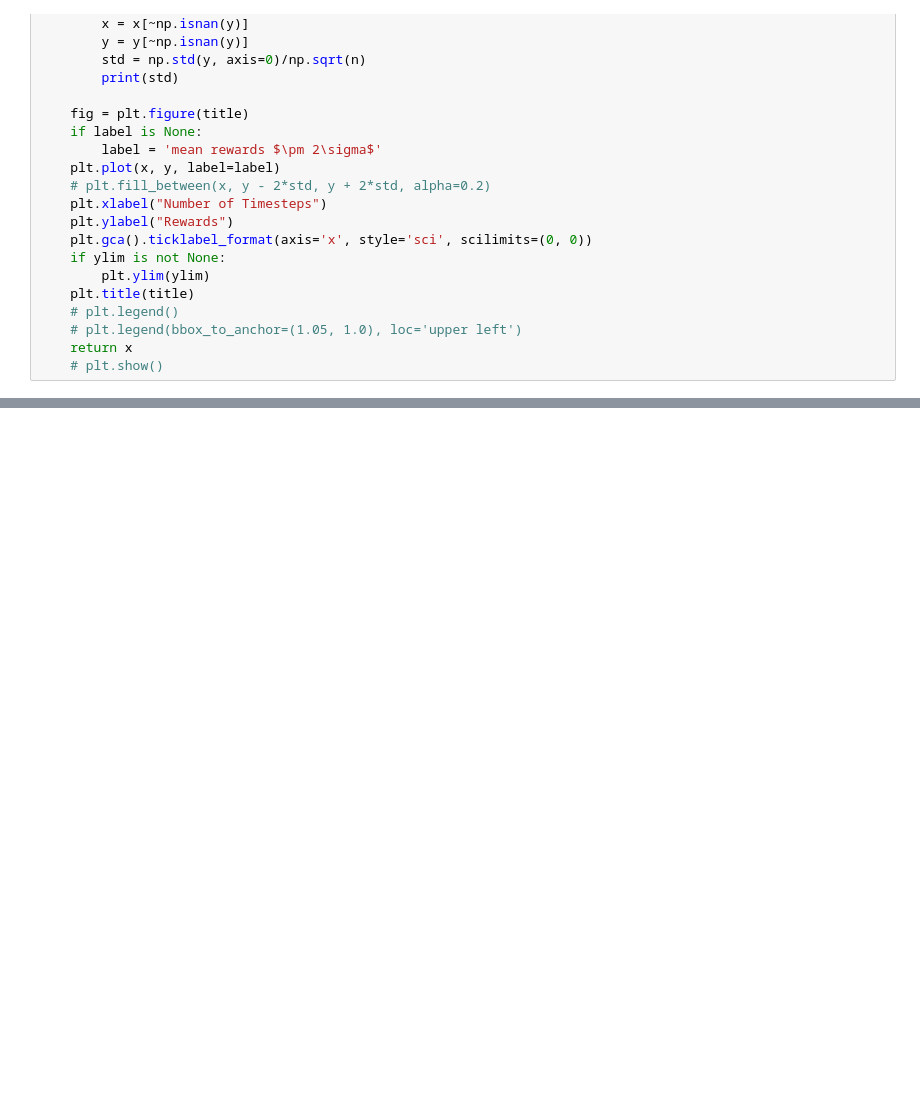
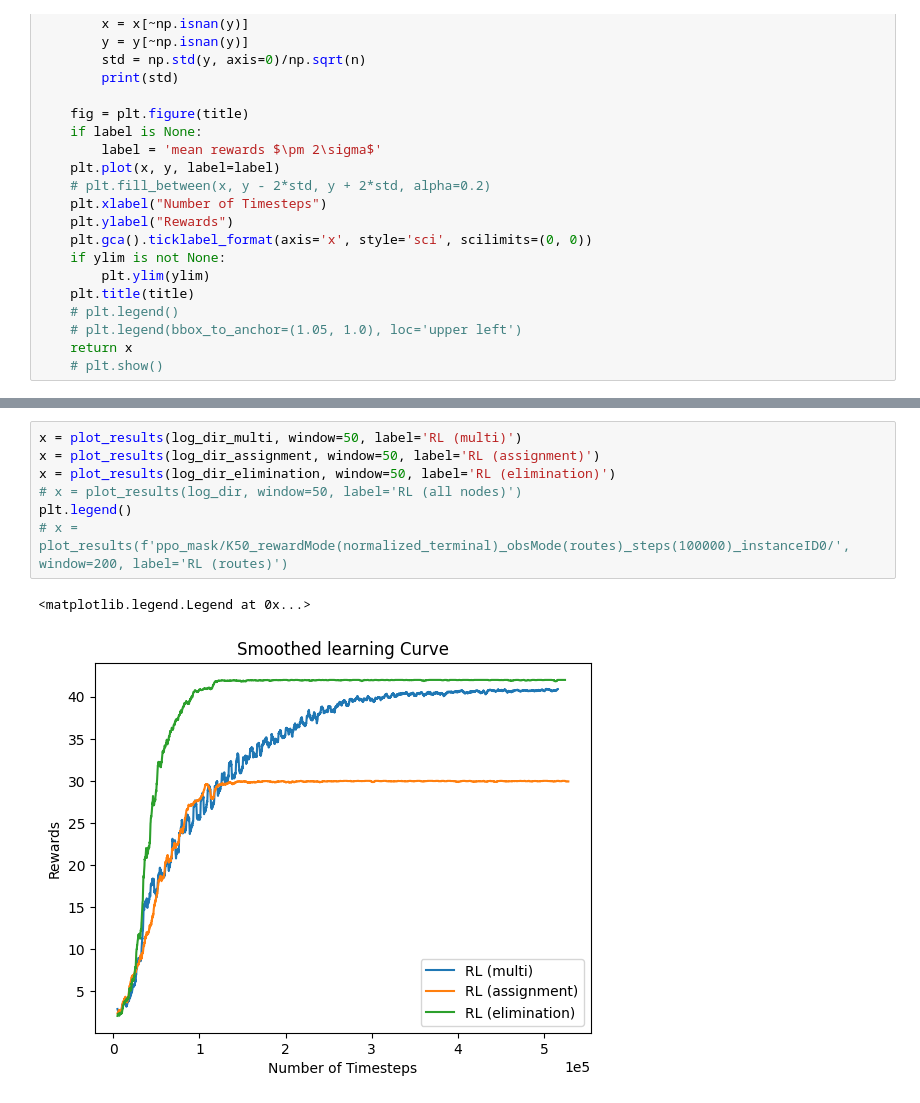
Before and after one commit to Farid-Najar/DynamicQVRP, a Jupyter notebook: results_RL_static.ipynb, the cells around one changed output, grey strips where cells are left out. Cells and saved outputs as stored; diff of their text form; blank space fills up the shorter version.

```diff
--- a/results_RL_static.ipynb
+++ b/results_RL_static.ipynb
@@ -87,0 +119,10 @@ def plot_results(log_folder,
+# %%
+x = plot_results(log_dir_multi, window=50, label='RL (multi)')
+x = plot_results(log_dir_assignment, window=50, label='RL (assignment)')
+x = plot_results(log_dir_elimination, window=50, label='RL (elimination)')
+# x = plot_results(log_dir, window=50, label='RL (all nodes)')
+plt.legend()
+# x = plot_results(f'ppo_mask/K50_rewardMode(normalized_terminal)_obsMode(routes)_steps(100000)_instanceID0/', window=200, label='RL (routes)')
+# %% [output]
+<matplotlib.legend.Legend at 0x...>
+[figure, added]
```
Also changed, not shown: parts of 37 cells of this notebook, 24 other files.
